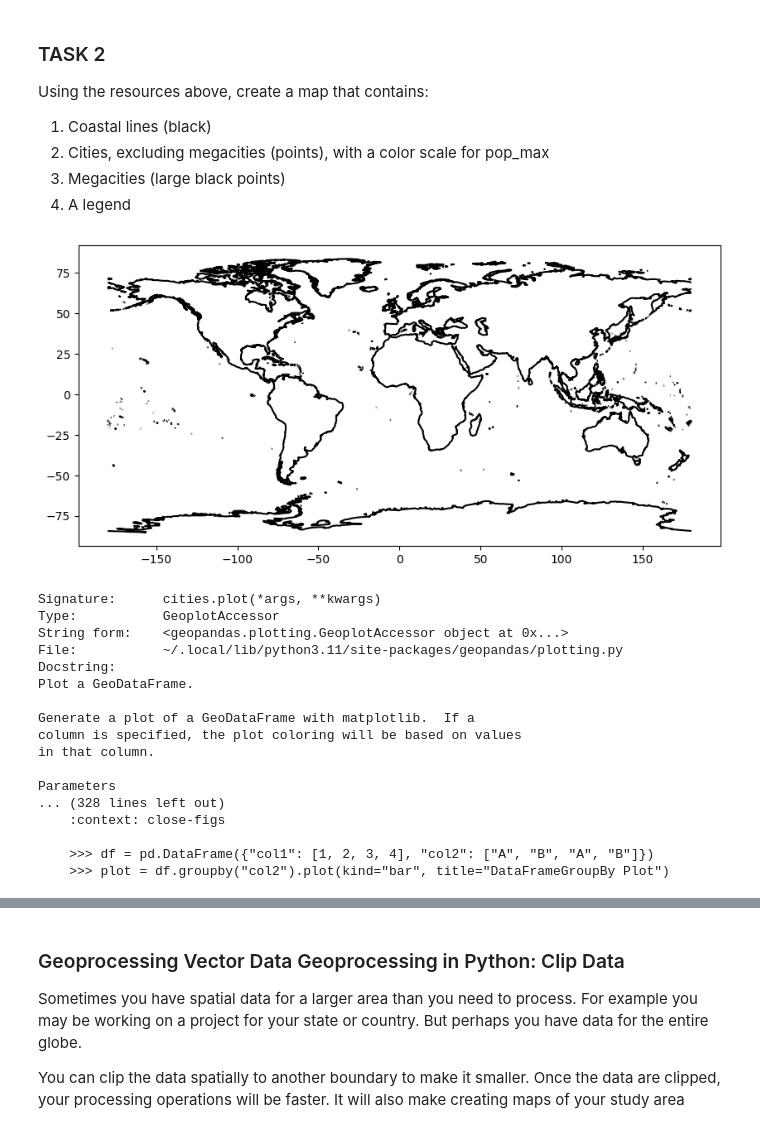
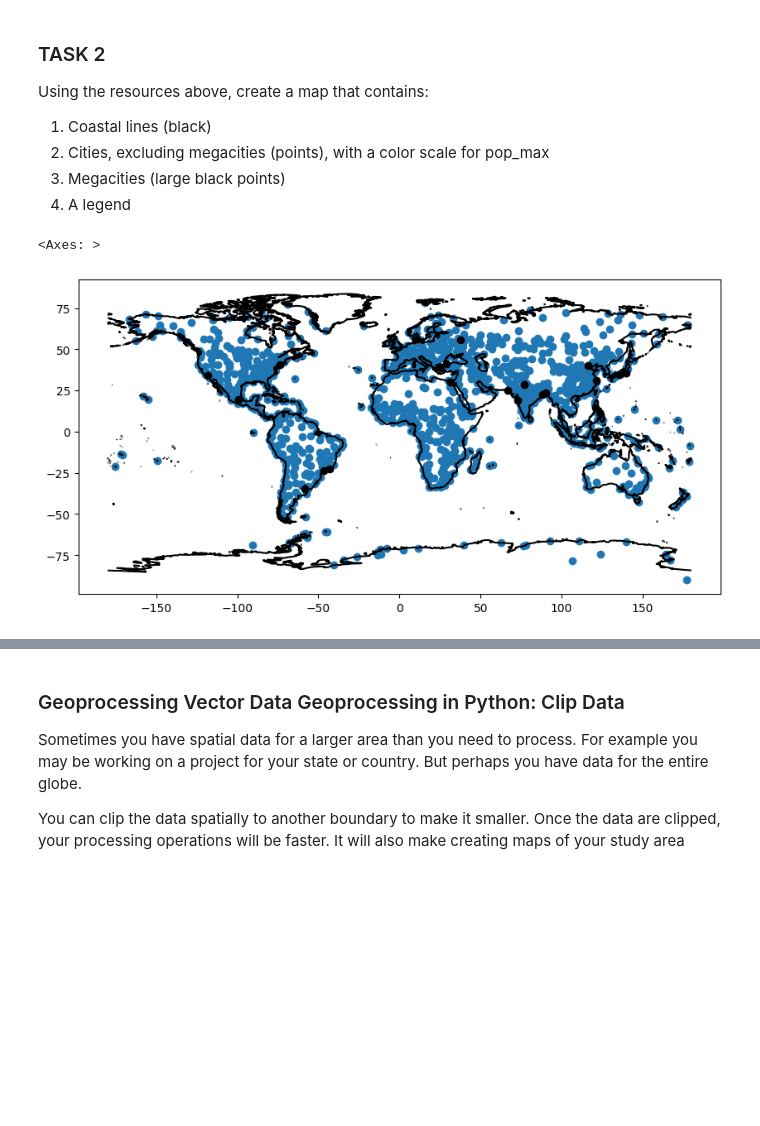
Before and after one commit to rlannder/WaterDig, a Jupyter notebook: CodeSprints/VectorData101.ipynb, the cells around one changed output, grey strips where cells are left out. Cells and saved outputs as stored; diff of their text form; code cells hidden in the pictures; blank space fills up the shorter version.

```diff
--- a/CodeSprints/VectorData101.ipynb
+++ b/CodeSprints/VectorData101.ipynb
@@ -298,27 +298,19 @@ Using the resources above, create a map that contains:
 # %%
 # Format and plot your results from task 2
 #1.
 f, ax1 = plt.subplots(figsize=(10, 6))
 coastlines.plot(ax=ax1,
                 color="black")
+#2
+nomegacities = cities[cities.pop_max <= 10000000]
+nomegacities.plot(ax=ax1)
+
+#3
+megacities.plot(ax=ax1,
+                color="black")
+
 # hint:
-?cities.plot
+#?cities.plot
 # %% [output]
+<Axes: >
-[figure, old version]
+[figure, new version]
-Signature:      cities.plot(*args, **kwargs)
-Type:           GeoplotAccessor
-String form:    <geopandas.plotting.GeoplotAccessor object at 0x...>
-File:           ~/.local/lib/python3.11/site-packages/geopandas/plotting.py
-Docstring:
-Plot a GeoDataFrame.
-
-Generate a plot of a GeoDataFrame with matplotlib.  If a
-column is specified, the plot coloring will be based on values
-in that column.
-
-Parameters
-... (328 lines left out)
-    :context: close-figs
-
-    >>> df = pd.DataFrame({"col1": [1, 2, 3, 4], "col2": ["A", "B", "A", "B"]})
-    >>> plot = df.groupby("col2").plot(kind="bar", title="DataFrameGroupBy Plot")
```
Also changed, not shown: parts of 1 cell of this notebook.
